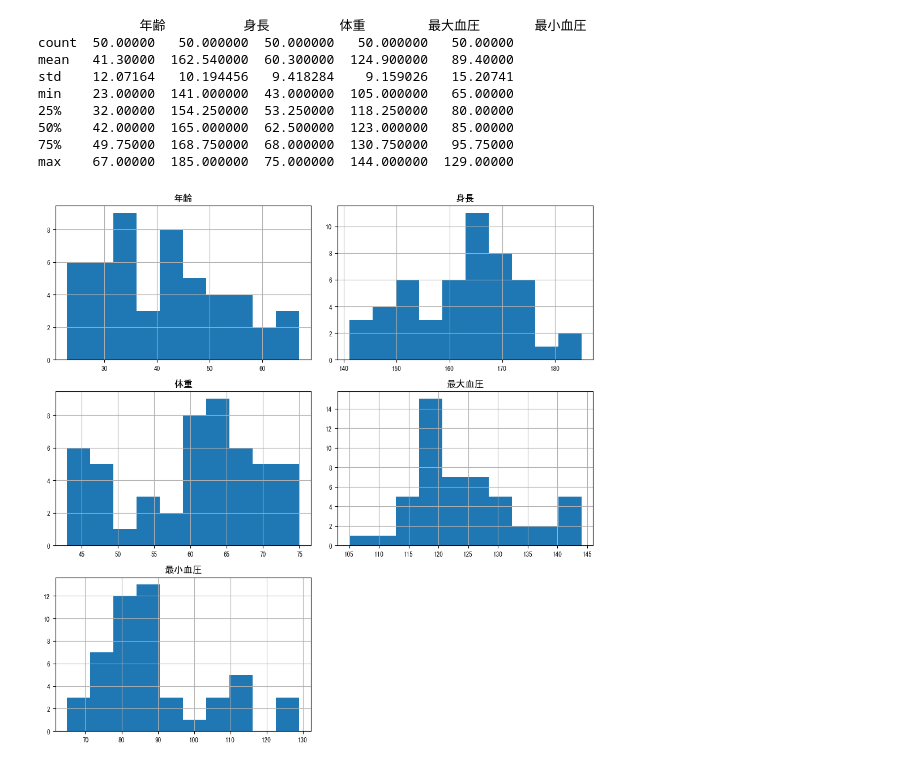
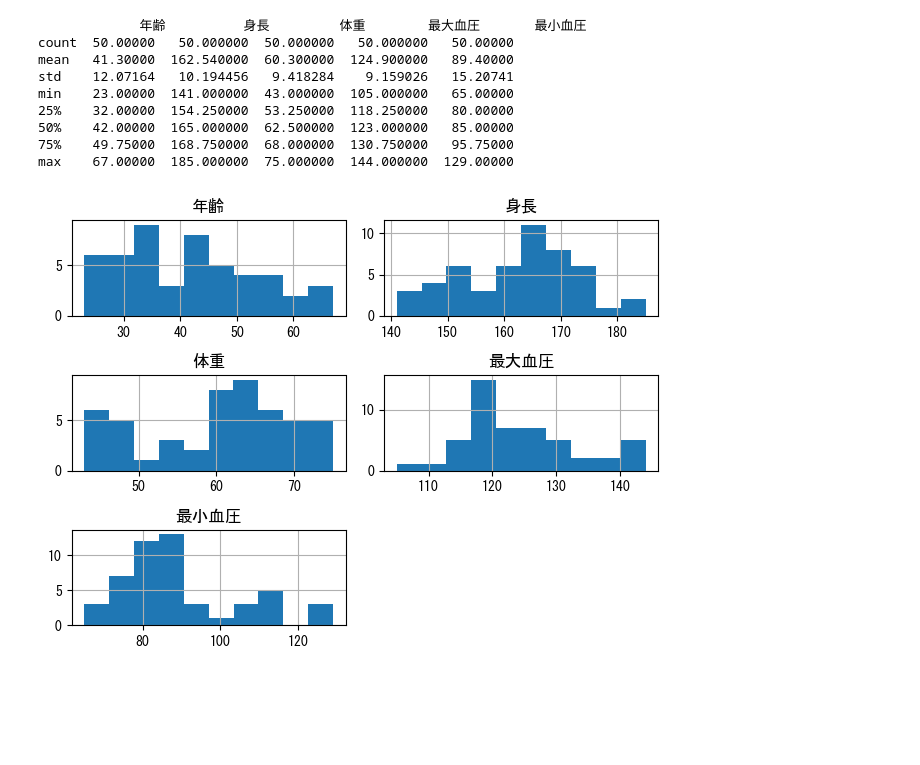
Before and after one commit to tsyu12345/Statics1-Report, a Jupyter notebook: note.ipynb, the cells around one changed output. Saved outputs shown, nothing was run; the diff lists cells and outputs as text; code cells hidden in the pictures; blank space fills up the shorter version.

```diff
--- a/note.ipynb
+++ b/note.ipynb
@@ -4,9 +4,9 @@ import numpy as np
 import matplotlib.pyplot as plt
 plt.rcParams['font.family'] = 'MS Gothic'
 # %%
-data_farme = pd.read_excel('data.xlsx')
+data_frame = pd.read_excel('data.xlsx')
 #概要を表示(数値データのみ)
-summury = data_farme.describe()
+summury = data_frame.describe()
 print(summury)
 # %% [output]
              年齢          身長         体重        最大血圧       最小血圧
@@ -18,43 +18,3 @@ min    23.00000  141.000000  43.000000  105.000000   65.00000
 50%    42.00000  165.000000  62.500000  123.000000   85.00000
 75%    49.75000  168.750000  68.000000  130.750000   95.75000
 max    67.00000  185.000000  75.000000  144.000000  129.00000
-# %%
-#各数値データの度数分布表を表示
-def frequency_table(data, stur=False):
-
-    data_len = len(data)
-    print('データ数：', data_len)
-
-    # スタージェンスの公式でbinの数を求める
-    if stur is True:
-        b = round(1 + np.log2(data_len))
-        hist, bins = np.histogram(data, bins=b)
-
-    else:
-        hist, bins = np.histogram(data)
-
-    # データフレーム作成
-    df = pd.DataFrame(
-        {
-            '以上': bins[:-1],
-            '以下': bins[1:],
-            '階級値': (bins[:-1]+bins[1:])/2,
-            '度数': hist
-        }
-    )
-
-    # 相対度数の計算
-    df['相対度数'] = df['度数'] / data_len
-
-    # 累積度数の計算
-    df['累積度数'] = np.cumsum(df['度数'])
-
-    # 累積相対度数の計算
-    df['累積相対度数'] = np.cumsum(df['相対度数'])
-
-    return df
-#各数値データのヒストグラムを表示
-data_farme.hist(xlabelsize=8, ylabelsize=8, figsize=(10,10))
-plt.tight_layout()
-# %% [output]
-[figure, removed]
@@ -60,0 +94,6 @@ plt.tight_layout()
+# %%
+#各数値データのヒストグラムを表示
+data_frame.hist()
+plt.tight_layout()
+# %% [output]
+[figure, added]
```
Also changed, not shown: parts of 5 cells of this notebook, 8 other files.
